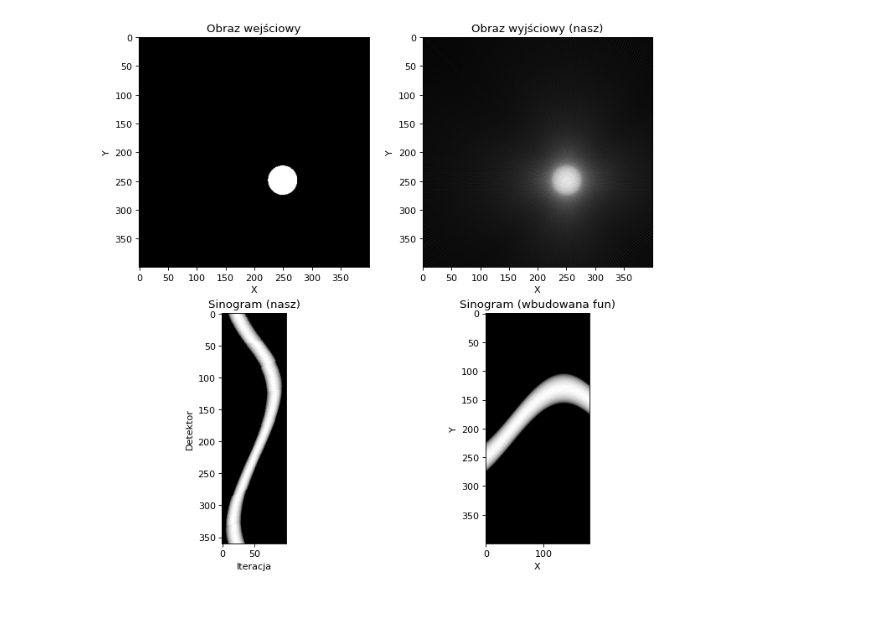
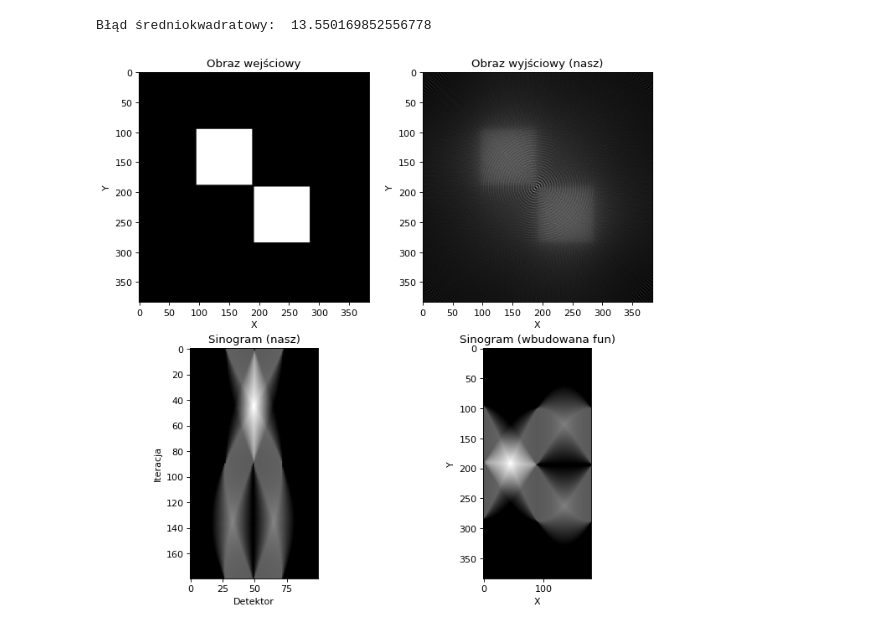
Before and after one commit to zuznnjus/Computed-Tomography-Simulator, a Jupyter notebook: CT_simulator.ipynb, the cells around one changed output. Drawn from its saved outputs; the diff is of its cells as text; code cells hidden in the pictures.

Commit message:
Add Mean Squared Error

```diff
--- a/CT_simulator.ipynb
+++ b/CT_simulator.ipynb
@@ -1,5 +1,5 @@
 # %%
-from skimage import io
+from skimage import io, transform
 from matplotlib import pylab as plt
 import numpy as np
 
@@ -9,9 +9,9 @@ detectors = 100
 phi = 90
 
 # other parameters
-theta = 360.
+theta = 180.
 images = ['Kolo.jpg', 'Kropka.jpg', 'Kwadraty2.jpg', 'Paski2.jpg', 'Shepp_logan.jpg', 'SADDLE_PE.JPG', 'CT_ScoutView.jpg']
-image = io.imread('tomograf-zdjecia/' + images[1], as_gray = True)
+image = io.imread('tomograf-zdjecia/' + images[2], as_gray = True)
 
 def getEmitterPosition(angle):
     angle_rad = np.deg2rad(angle)
@@ -21,6 +21,20 @@ def getEmitterPosition(angle):
     y = int(r * np.sin(angle_rad) + center)
 
     return x, y
+
+def getParallelEmittersPositions(angle):
+    angle = np.deg2rad(angle)
+    phi_rad = np.deg2rad(phi)
+    positions = []
+    r = max(image.shape) * np.sqrt(2) / 2
+    center = max(image.shape) / 2
+
+    for i in range(detectors):
+        x = int(r * np.cos(angle + phi_rad / 2 - i * (phi_rad / (detectors - 1))) + center)
+        y = int(r * np.sin(angle + phi_rad / 2 - i * (phi_rad / (detectors - 1))) + center)
+        positions.append([x, y])
+
+    return positions
 
 def getDetectorsPositions(angle):
     angle_rad = np.deg2rad(angle)
@@ -78,93 +92,104 @@ def isCorrectPoint(x, y):
     else:
         return False
 
-def normalize1D(array):
-    max_value = max(array)
-    array_normalized = [value / max_value for value in array]
+def normalize(array):  # bez różnicy czy jest czy nie, dlaczego
+    min_value = np.amin(array)
+    max_value = np.amax(array)
 
-    return array_normalized
+    for i in range(len(array)):
+        for j in range(len(array[i])):
+            array[i][j] = (array[i][j] - min_value) / (max_value-min_value)
 
-def normalize2D(array):
-    max_value = np.amax(array)
-    array_normalized = [value / max_value for value in array]
-
-    return array_normalized
+    return array
 
 def applyRadonTransform():
     sinogram = []
     angles = np.linspace(0., theta, int(theta / alfa), endpoint=False)
 
     for angle in angles:
-        em_pos = getEmitterPosition(angle)
+        em_pos = getParallelEmittersPositions(angle)
         det_pos = getDetectorsPositions(angle)
         detectors_output = []
 
-        for det in det_pos:
+        for em, det in zip(em_pos, det_pos):
             pixels_sum = 0
-            line = applyBresenhamAlgorithm(em_pos[0], em_pos[1], det[0], det[1])
+            line = applyBresenhamAlgorithm(em[0], em[1], det[0], det[1])
 
             for point in line:
                 if isCorrectPoint(point[0], point[1]):
                     pixels_sum += image[point[0], point[1]]
 
-            detectors_output.append(pixels_sum)
+            detectors_output.append(pixels_sum / len(line))
 
-        #sinogram.append(detectors_output)
-        sinogram.append(normalize1D(detectors_output))   # normalizacja tu 1D czy na koniec 2D?
+        sinogram.append(detectors_output)
 
-    return sinogram
+    return normalize(sinogram)
 
 def applyInverseRadonTransform(sinogram):
     output = np.zeros((image.shape[0], image.shape[1]), dtype=image.dtype)
     angles = np.linspace(0., theta, int(theta / alfa), endpoint=False)
 
     for i, angle in enumerate(angles):
-        em_pos = getEmitterPosition(angle)
+        em_pos = getParallelEmittersPositions(angle)
         det_pos = getDetectorsPositions(angle)
 
-        for j, det in enumerate(det_pos):
-            line = applyBresenhamAlgorithm(em_pos[0], em_pos[1], det[0], det[1])
+        for j, (em, det) in enumerate(zip(em_pos, det_pos)):
+            line = applyBresenhamAlgorithm(em[0], em[1], det[0], det[1])
             pixels_sum = sinogram[i][j]
 
             for point in line:
                 if isCorrectPoint(point[0], point[1]):
                     output[point[0], point[1]] += pixels_sum
 
-    # output = normalize2D(output)              # poprawić normalizację
+    return normalize(output)
 
-    return output
+def calculateMeanSquaredError(output):
+    mse = 0
+    len_x = len(image)
+    len_y = len(image[0])
+    n = len_x + len_y
+
+    for i in range(len_x):
+        for j in range(len_y):
+            mse += (image[i][j] - output[i][j]) ** 2
+
+    return mse / n
 
 def main():
     sinogram = np.array(applyRadonTransform())
     output = applyInverseRadonTransform(sinogram)
     sinogram2 = transform.radon(image)
+
+    mse = calculateMeanSquaredError(output)
+    print("Błąd średniokwadratowy: ", mse)
 
     fig = plt.figure(figsize=(10, 10), dpi=80)
     ax = fig.add_subplot(221)
     ax.set_title('Obraz wejściowy')
     ax.set_xlabel('X')
     ax.set_ylabel('Y')
     ax.imshow(image, cmap = 'gray')
 
     ax = fig.add_subplot(222)
     ax.set_title('Obraz wyjściowy (nasz)')
     ax.set_xlabel('X')
     ax.set_ylabel('Y')
     ax.imshow(output, cmap = 'gray')
 
     ax = fig.add_subplot(223)
     ax.set_title('Sinogram (nasz)')
     ax.set_ylabel('Iteracja')      # kąt = iteracja * alfa
     ax.set_xlabel('Detektor')
     ax.imshow(sinogram, cmap = 'gray')
 
     ax = fig.add_subplot(224)
     ax.set_title('Sinogram (wbudowana fun)')
     ax.set_xlabel('X')
     ax.set_ylabel('Y')
     ax.imshow(sinogram2, cmap = 'gray')
 
 if __name__ == '__main__':
     main()
 # %% [output]
+Błąd średniokwadratowy:  13.550169852556778
-[figure, old version]
+[figure, new version]
```
